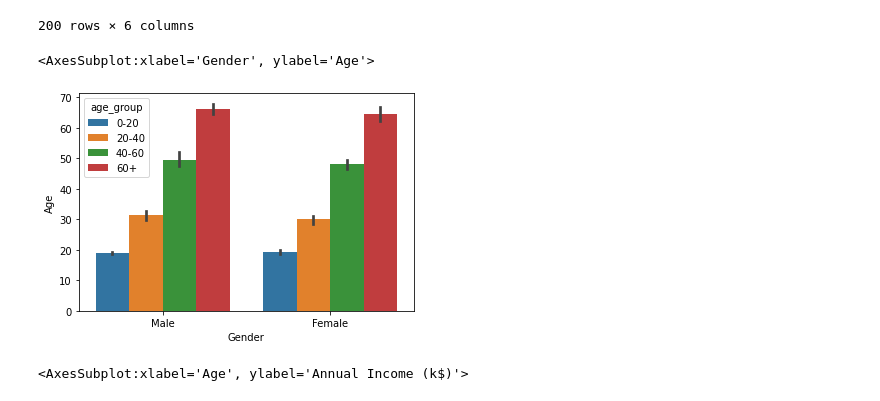
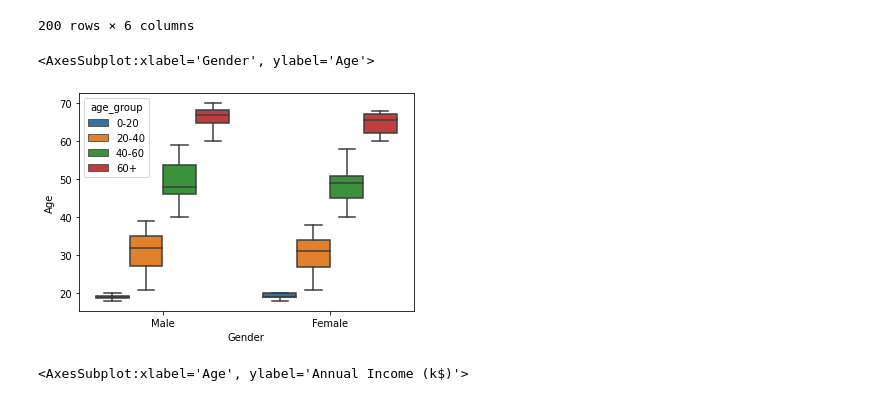
Before and after one commit to bits-mtech/SPA, a Jupyter notebook: PreProcessing.ipynb, the cells around one changed output. Cells and saved outputs as stored; diff of their text form; code cells hidden in the pictures.

```diff
--- a/PreProcessing.ipynb
+++ b/PreProcessing.ipynb
@@ -53,10 +53,11 @@ data
 | 199 | 200 | Male | 30 | 137 | 83 | 20-40 |
 200 rows × 6 columns
 # %%
-sns.barplot(data=data, y='Age', x='Gender',hue="age_group")
+#sns.barplot(data=data, y='Age', x='Gender',hue="age_group")
+sns.boxplot(data=data, y='Age', x='Gender',hue="age_group")
 # %% [output]
 <AxesSubplot:xlabel='Gender', ylabel='Age'>
-[figure, old version]
+[figure, new version]
 # %%
 sns.scatterplot(data=data,y='Annual Income (k$)', x='Age',hue="Gender")
 # %% [output]
```
Also changed, not shown: parts of 4 cells of this notebook.
